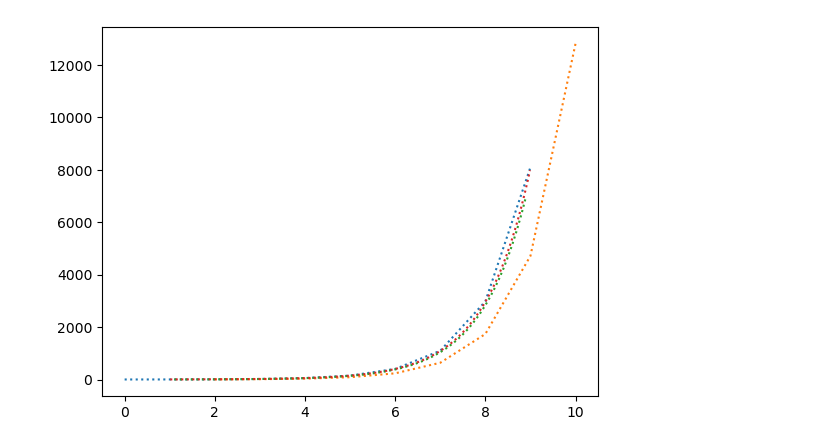
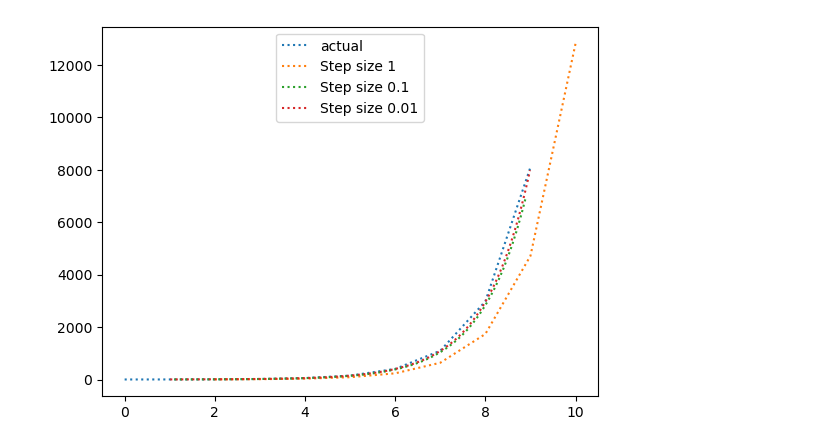
Before and after one commit to jayanthbagare/euler-method, a Jupyter notebook: euler-method.ipynb, the cells around one changed output. Saved outputs shown, nothing was run; the diff lists cells and outputs as text; code cells hidden in the pictures.

Commit message:
added legend to the plot

```diff
--- a/euler-method.ipynb
+++ b/euler-method.ipynb
@@ -34,10 +34,11 @@ x1,y1 = euler_method(1,10,1)
 x2,y2 = euler_method(0.1,80,1)
 x3,y3 = euler_method(0.01,800,1)
 # %%
-plt.plot(x,y,linestyle='dotted')
-plt.plot(x1,y1,linestyle='dotted')
-plt.plot(x2,y2,linestyle='dotted')
-plt.plot(x3,y3,linestyle='dotted')
+plt.plot(x,y,linestyle='dotted',label='actual')
+plt.plot(x1,y1,linestyle='dotted',label='Step size 1')
+plt.plot(x2,y2,linestyle='dotted',label='Step size 0.1')
+plt.plot(x3,y3,linestyle='dotted',label='Step size 0.01')
+leg = plt.legend(loc='upper center')
 plt.show()
 # %% [output]
-[figure, old version]
+[figure, new version]
```
